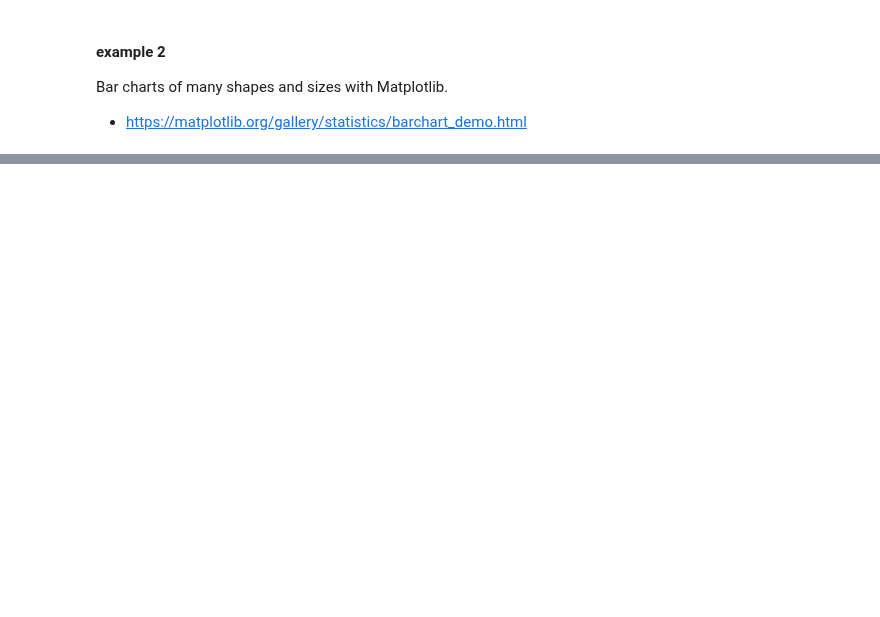
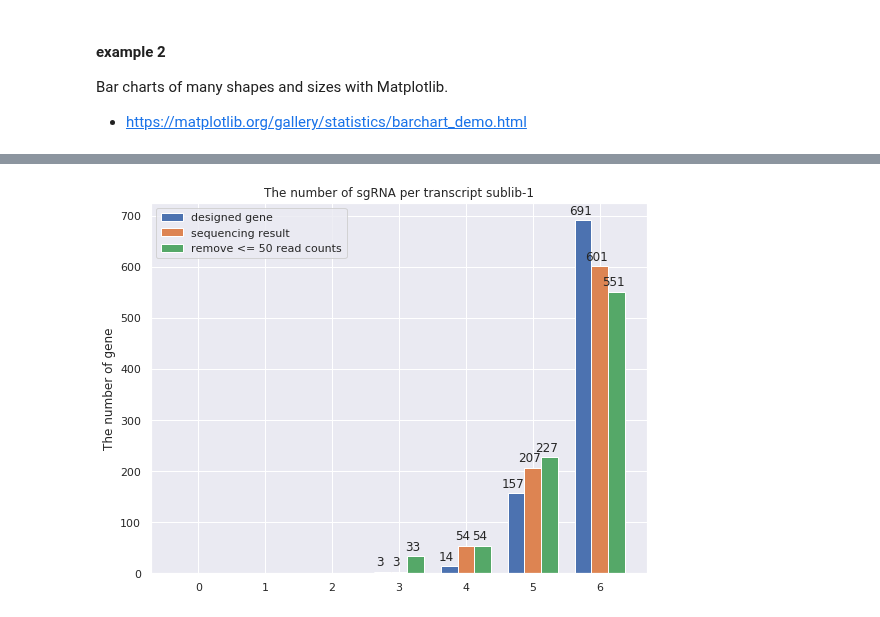
Before and after one commit to OnlyBelter/jupyter-note, a Jupyter notebook: matplotlib_basic/02 Examples/02 柱状图.ipynb, the cells around one changed output, grey strips where cells are left out. Drawn from its saved outputs; the diff is of its cells as text; code cells hidden in the pictures; blank space fills up the shorter version.

```diff
--- a/matplotlib_basic/02 Examples/02 柱状图.ipynb
+++ b/matplotlib_basic/02 Examples/02 柱状图.ipynb
@@ -86,0 +136,9 @@ plt.show()
+# %%
+total_count = [0, 0, 0, 3, 14, 157, 691]
+before_remove_low = [0, 0, 0, 3, 54, 207, 601]
+after_remove_low = [0, 0, 0, 33, 54, 227, 551]
+threshold, sublib_id, sgrna_per_gene = (50, 1, 6)
+plot_sgrna_num(total_count=total_count, before_remove_low=before_remove_low, after_remove_low=after_remove_low,
+               threshold=threshold, sublib_id=sublib_id, sgrna_per_gene=sgrna_per_gene, result_dir='.')
+# %% [output]
+[figure, added]
```
Also changed, not shown: parts of 4 cells of this notebook, 10 other files.
